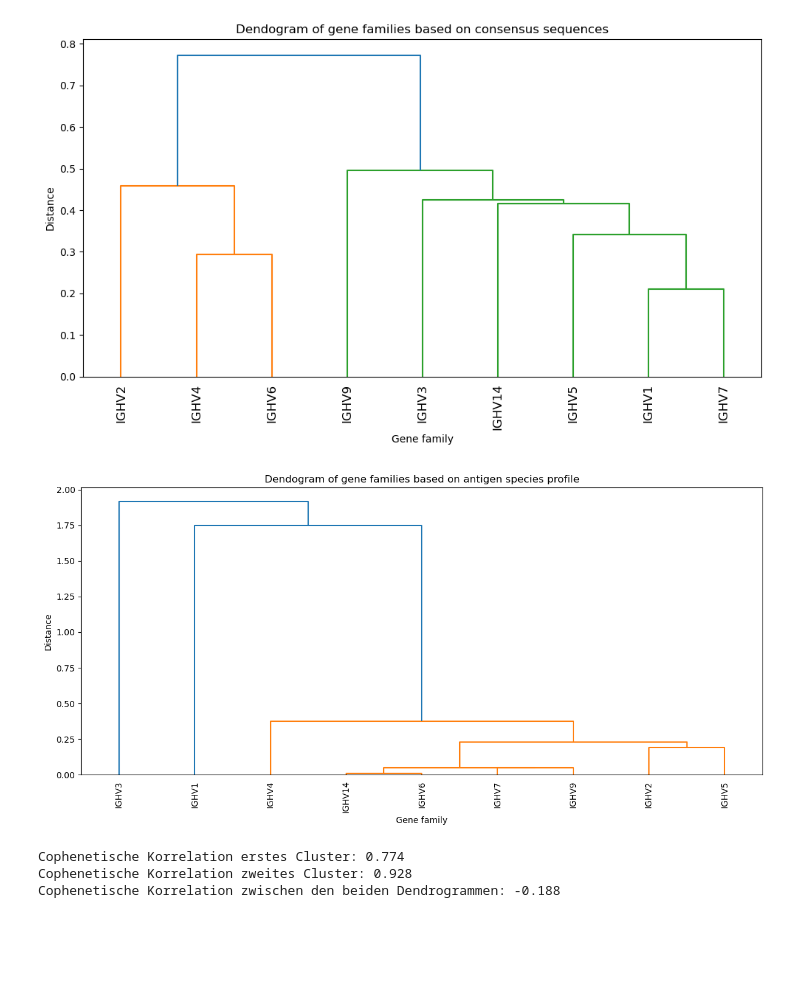
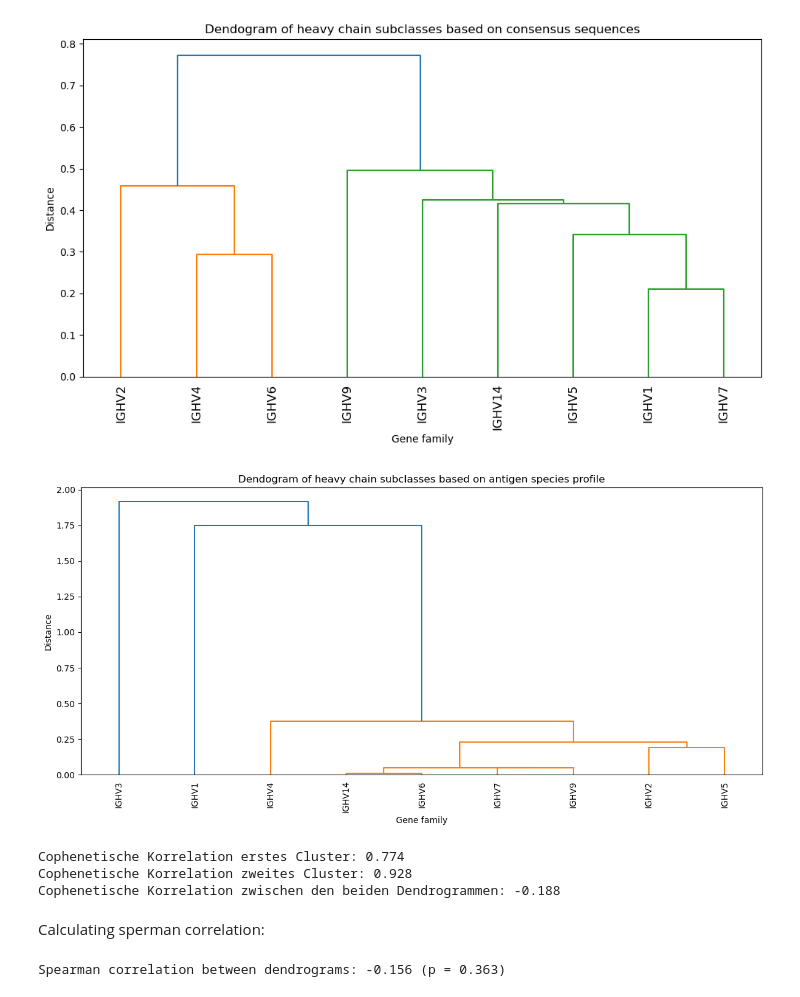
Before and after one commit to datascience-2025-group4/group04-team03, a Jupyter notebook: blasting/consensus_seq/heavy_results.ipynb, the cells around one changed output. Cells and saved outputs as stored; diff of their text form; code cells hidden in the pictures; blank space fills up the shorter version.

```diff
--- a/blasting/consensus_seq/heavy_results.ipynb
+++ b/blasting/consensus_seq/heavy_results.ipynb
@@ -45,7 +45,7 @@ Z1 = linkage(condensed_dist_1, method='ward')
 # Dendrogramm zeichnen
 plt.figure(figsize=(10, 6))
 dendrogram(Z1, labels=labels_1, leaf_rotation=90)
-plt.title("Dendogram of gene families based on consensus sequences")
+plt.title("Dendogram of heavy chain subclasses based on consensus sequences")
 plt.xlabel("Gene family")
 plt.ylabel("Distance")
 plt.tight_layout()
@@ -82,39 +82,49 @@ dendrogram(
     leaf_font_size=10,
     color_threshold=None
 )
-plt.title("Dendogram of gene families based on antigen species profile")
+plt.title("Dendogram of heavy chain subclasses based on antigen species profile")
 plt.xlabel("Gene family")
 plt.ylabel("Distance")
 plt.tight_layout()
 plt.show()
 
 # ------------------------
 # Cophenetische Korrelation zur Bewertung der Ähnlichkeit der Cluster
 # ------------------------
 
 # Cophenetische Distanz für erstes Clustering (basierend auf der ersten Distanzmatrix)
 coph_corr_1, coph_dist_1 = cophenet(Z1, condensed_dist_1)
 
 # Cophenetische Distanz für zweites Clustering (basierend auf pivot_scaled)
 condensed_dist_2 = pdist(pivot_scaled, metric='euclidean')
 coph_corr_2, coph_dist_2 = cophenet(Z2, condensed_dist_2)
 
 print(f"Cophenetische Korrelation erstes Cluster: {coph_corr_1:.3f}")
 print(f"Cophenetische Korrelation zweites Cluster: {coph_corr_2:.3f}")
 
 # ------------------------
 # Vergleich der beiden Dendrogramme via cophenetischer Distanz
 # ------------------------
 
 # Für Vergleich brauchen wir die cophenetischen Distanzen (Arrays) beider Cluster
 # Beide Arrays haben Länge n*(n-1)/2, n = Anzahl Clusterpunkte
 
 # Jetzt kann man z.B. die Korrelation zwischen den beiden cophenetischen Distanzarrays berechnen:
 correlation_between_clusters = np.corrcoef(coph_dist_1, coph_dist_2)[0,1]
 print(f"Cophenetische Korrelation zwischen den beiden Dendrogrammen: {correlation_between_clusters:.3f}")
 # %% [output]
-[figure, old version]
+[figure, new version]
-[figure, old version]
+[figure, new version]
 Cophenetische Korrelation erstes Cluster: 0.774
 Cophenetische Korrelation zweites Cluster: 0.928
 Cophenetische Korrelation zwischen den beiden Dendrogrammen: -0.188
+# %% [markdown]
+Calculating sperman correlation:
+# %%
+from scipy.stats import spearmanr
+
+corr, pval = spearmanr(coph_dist_1, coph_dist_2)
+
+print(f"Spearman correlation between dendrograms: {corr:.3f} (p = {pval:.3g})")
+# %% [output]
+Spearman correlation between dendrograms: -0.156 (p = 0.363)
```
Also changed, not shown: 2 other files.
